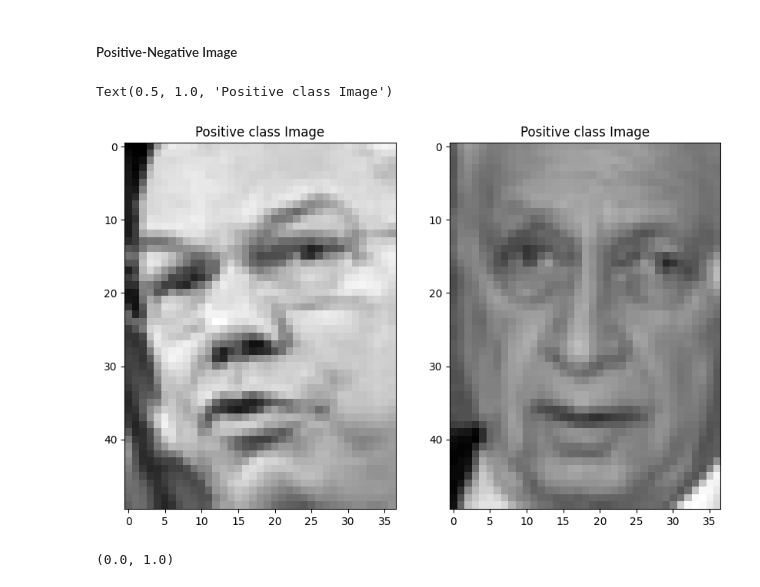
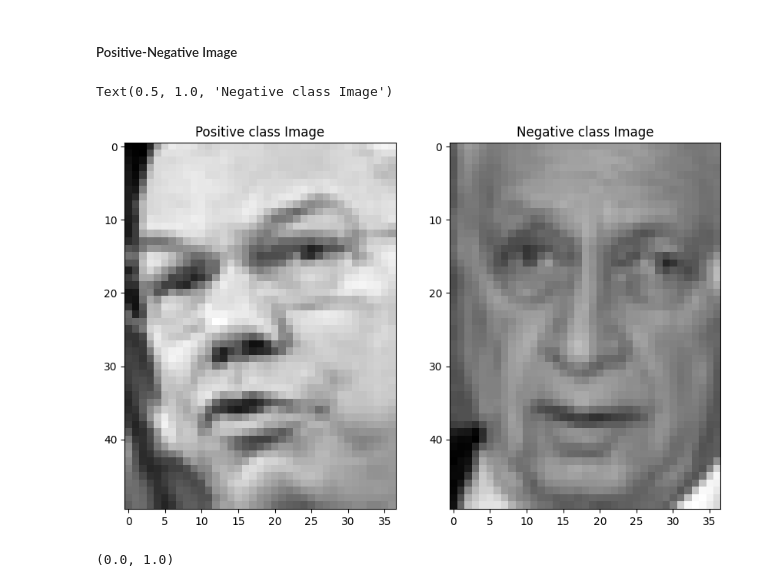
Before and after one commit to Alejandro-GDLF/DMandML, a Jupyter notebook: PrFinal/pr-final-v2.ipynb, the cells around one changed output. Saved outputs shown, nothing was run; the diff lists cells and outputs as text; code cells hidden in the pictures.

```diff
--- a/PrFinal/pr-final-v2.ipynb
+++ b/PrFinal/pr-final-v2.ipynb
@@ -35,17 +35,17 @@ The shape show us that we have a dataset with 1456 images with a 50x37 pixel res
 # %%
 # Plot a positive and negative image for classifications purposes
 plt.figure(figsize=(10,10))
 # Positive
 plt.subplot(1,2,1)
 plt.imshow(X[y==1][0], cmap='gray')
 plt.title('Positive class Image')
 # Negative
 plt.subplot(1,2,2)
 plt.imshow(X[y==0][0], cmap='gray')
-plt.title('Positive class Image')
+plt.title('Negative class Image')
 # %% [output]
-Text(0.5, 1.0, 'Positive class Image')
+Text(0.5, 1.0, 'Negative class Image')
-[figure, old version]
+[figure, new version]
 # %%
 # This will show us if we are ir [0,1] range or [0, 255]
 np.min(X),np.max(X)
```
Also changed, not shown: parts of 8 cells of this notebook.
